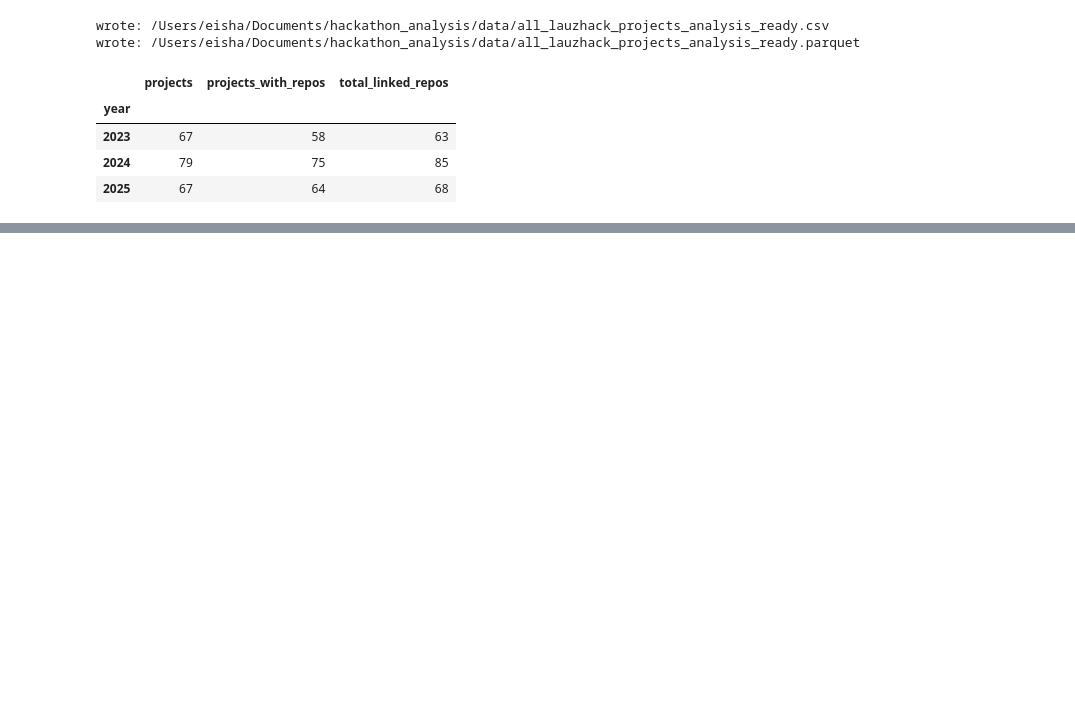
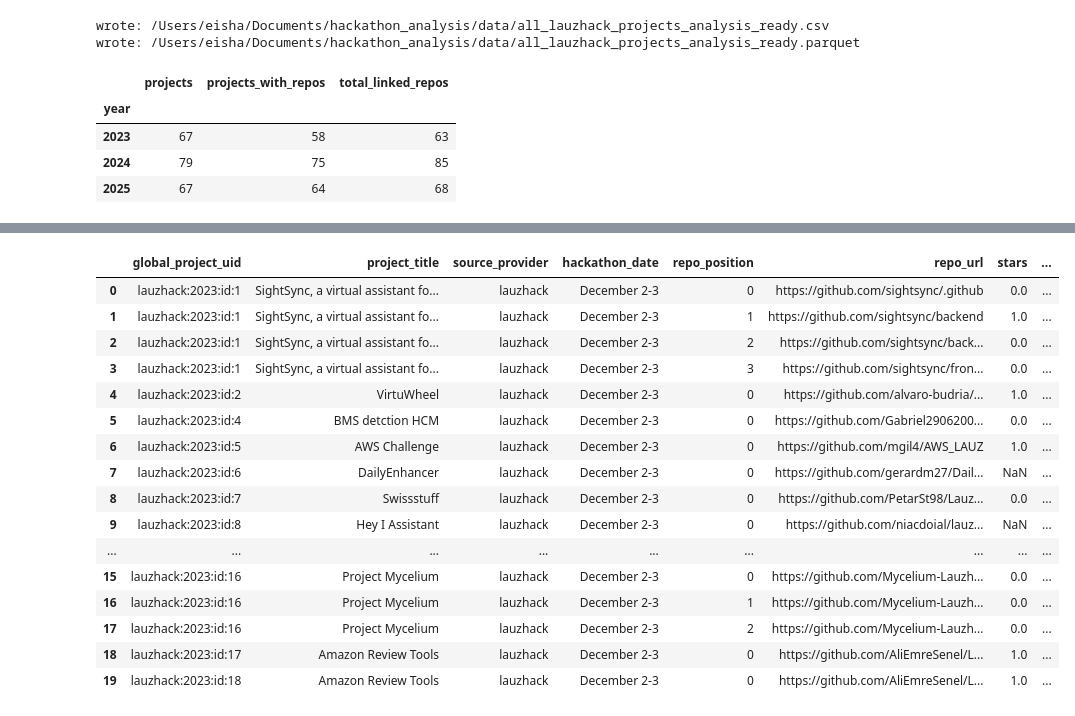
Before and after one commit to sdsc-ordes/open-pulse-hackalysis, a Jupyter notebook: notebooks/notebook.ipynb, the cells around one changed output, grey strips where cells are left out. Drawn from its saved outputs; the diff is of its cells as text; code cells hidden in the pictures; blank space fills up the shorter version.

Commit message:
feat: preliminary analysis

```diff
--- a/notebooks/notebook.ipynb
+++ b/notebooks/notebook.ipynb
@@ -51,7 +51,10 @@ def load_projects_analysis_ready(data_root: Path, provider_prefix: str = 'lauzha
 
         metadata_row = _load_hackathon_metadata_row(metadata_json_path, year)
         for col, val in metadata_row.items():
-            df[col] = val
+            if isinstance(val, (list, dict, tuple, set)):
+                df[col] = [val for _ in range(len(df))]
+            else:
+                df[col] = val
 
         frames.append(df)
 
@@ -70,6 +73,17 @@ def load_projects_analysis_ready(data_root: Path, provider_prefix: str = 'lauzha
 
     merged['github_repo_count'] = pd.to_numeric(merged['github_repo_count'], errors='coerce').fillna(0).astype(int)
 
+    # Global key for cross-year/provider uniqueness.
+    if 'project_uid' in merged.columns:
+        merged['global_project_uid'] = merged.apply(
+            lambda r: f"{provider_prefix}:{int(r['year'])}:{r['project_uid']}" if pd.notna(r.get('project_uid')) else f"{provider_prefix}:{int(r['year'])}:row:{r.name}",
+            axis=1,
+        )
+    else:
+        merged['global_project_uid'] = merged.apply(
+            lambda r: f"{provider_prefix}:{int(r['year'])}:row:{r.name}", axis=1
+        )
+
     return merged
 # %%
 projects_analysis_ready = load_projects_analysis_ready(DATA_ROOT, PROVIDER_PREFIX)
@@ -146,0 +403,20 @@ projects_analysis_ready.groupby('year').agg(
+# %%
+repo_analysis_ready[['global_project_uid', 'project_title', 'source_provider', 'hackathon_date', 'repo_position', 'repo_url', 'stars', 'forks', 'watchers', 'primary_language', 'repo_error', 'repo_name', 'repo_topics','readme_text']].head(20)
+# %% [output]
+|  | global_project_uid | project_title | source_provider | hackathon_date | repo_position | repo_url | stars | ... |
+| 0 | lauzhack:2023:id:1 | SightSync, a virtual assistant fo... | lauzhack | December 2-3 | 0 | https://github.com/sightsync/.github | 0.0 | ... |
+| 1 | lauzhack:2023:id:1 | SightSync, a virtual assistant fo... | lauzhack | December 2-3 | 1 | https://github.com/sightsync/backend | 1.0 | ... |
+| 2 | lauzhack:2023:id:1 | SightSync, a virtual assistant fo... | lauzhack | December 2-3 | 2 | https://github.com/sightsync/back... | 0.0 | ... |
+| 3 | lauzhack:2023:id:1 | SightSync, a virtual assistant fo... | lauzhack | December 2-3 | 3 | https://github.com/sightsync/fron... | 0.0 | ... |
+| 4 | lauzhack:2023:id:2 | VirtuWheel | lauzhack | December 2-3 | 0 | https://github.com/alvaro-budria/... | 1.0 | ... |
+| 5 | lauzhack:2023:id:4 | BMS detction HCM | lauzhack | December 2-3 | 0 | https://github.com/Gabriel2906200... | 0.0 | ... |
+| 6 | lauzhack:2023:id:5 | AWS Challenge | lauzhack | December 2-3 | 0 | https://github.com/mgil4/AWS_LAUZ | 1.0 | ... |
+| 7 | lauzhack:2023:id:6 | DailyEnhancer | lauzhack | December 2-3 | 0 | https://github.com/gerardm27/Dail... | NaN | ... |
+| 8 | lauzhack:2023:id:7 | Swissstuff | lauzhack | December 2-3 | 0 | https://github.com/PetarSt98/Lauz... | 0.0 | ... |
+| 9 | lauzhack:2023:id:8 | Hey I Assistant | lauzhack | December 2-3 | 0 | https://github.com/niacdoial/lauz... | NaN | ... |
+| ... | ... | ... | ... | ... | ... | ... | ... | ... |
+| 15 | lauzhack:2023:id:16 | Project Mycelium | lauzhack | December 2-3 | 0 | https://github.com/Mycelium-Lauzh... | 0.0 | ... |
+| 16 | lauzhack:2023:id:16 | Project Mycelium | lauzhack | December 2-3 | 1 | https://github.com/Mycelium-Lauzh... | 0.0 | ... |
+| 17 | lauzhack:2023:id:16 | Project Mycelium | lauzhack | December 2-3 | 2 | https://github.com/Mycelium-Lauzh... | 0.0 | ... |
+| 18 | lauzhack:2023:id:17 | Amazon Review Tools | lauzhack | December 2-3 | 0 | https://github.com/AliEmreSenel/L... | 1.0 | ... |
+| 19 | lauzhack:2023:id:18 | Amazon Review Tools | lauzhack | December 2-3 | 0 | https://github.com/AliEmreSenel/L... | 1.0 | ... |
```
Also changed, not shown: parts of 20 cells of this notebook.
